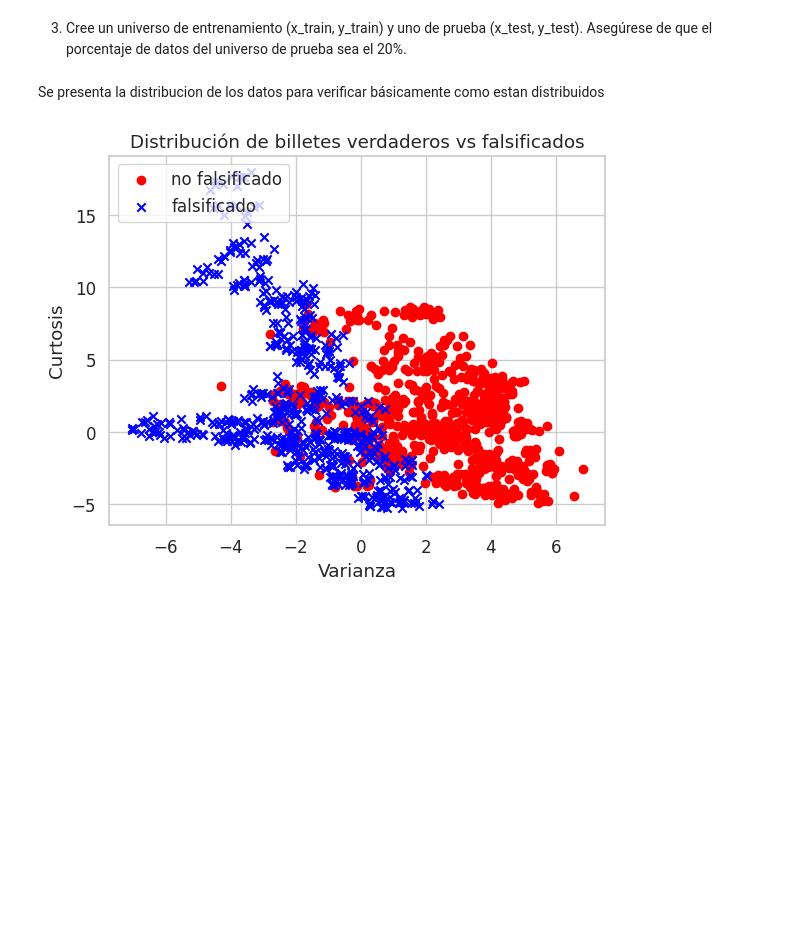
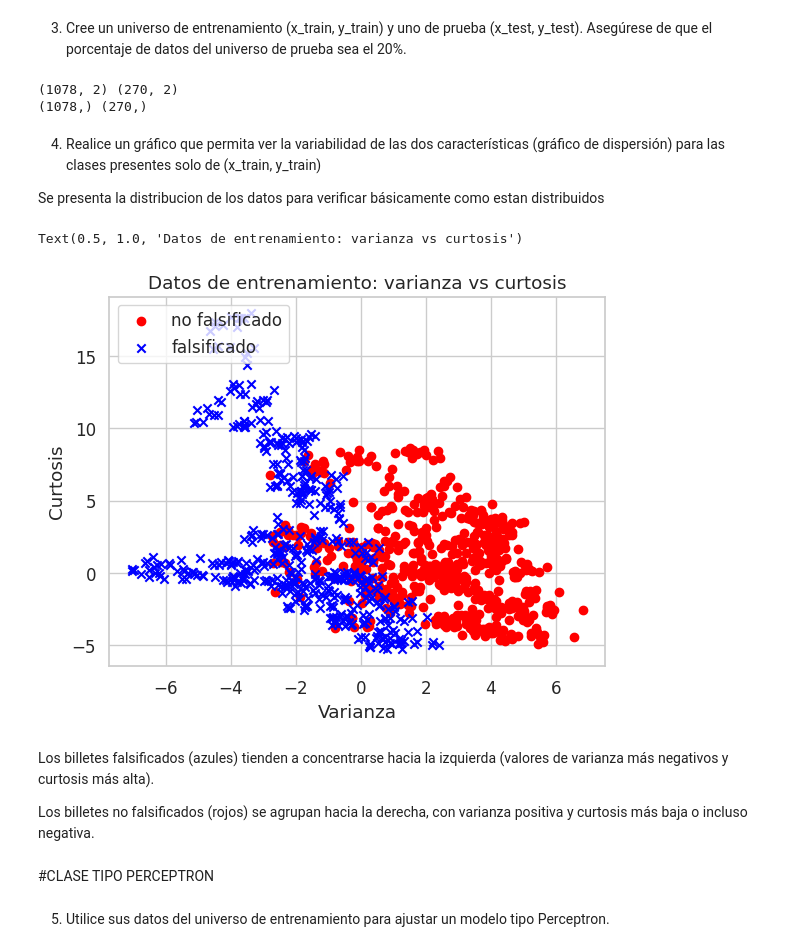
Before and after one commit to MiguelAngeloTr/Aprendizaje_Automatico, a Jupyter notebook: SEMANA_5/TAREA3/Clasificación_usando_perceptron_Adaline.ipynb, the cells around one changed output. Saved outputs shown, nothing was run; the diff lists cells and outputs as text; code cells hidden in the pictures; blank space fills up the shorter version.

```diff
--- a/SEMANA_5/TAREA3/Clasificación_usando_perceptron_Adaline.ipynb
+++ b/SEMANA_5/TAREA3/Clasificación_usando_perceptron_Adaline.ipynb
@@ -311,26 +221,42 @@ Name: class, Length: 1348, dtype: int64
 # %% [markdown]
 3. Cree un universo de entrenamiento (x_train, y_train) y uno de prueba (x_test, y_test). Asegúrese de
 que el porcentaje de datos del universo de prueba sea el 20%.
+# %%
+from sklearn.model_selection import train_test_split
+X_train, X_test, y_train, y_test = train_test_split(
+    X, y, test_size=0.2, random_state=1, stratify=y)
+# %%
+print(X_train.shape, X_test.shape)
+print(y_train.shape, y_test.shape)
+# %% [output]
+(1078, 2) (270, 2)
+(1078,) (270,)
 # %% [markdown]
+4. Realice un gráfico que permita ver la variabilidad de las dos características (gráfico de dispersión)
+para las clases presentes solo de (x_train, y_train)
+
 Se presenta la distribucion de los datos para verificar básicamente como estan distribuidos
 # %%
-import matplotlib.pyplot as plt
+X_no_falsificado = X_train[y_train == 0]
+X_falsificado = X_train[y_train == 1]
 
-# Filtrar por clase
-X_no_falsificado = X[y == 0]
-X_falsificado = X[y == 1]
-
-# Graficar los datos
 plt.scatter(X_no_falsificado.iloc[:, 0], X_no_falsificado.iloc[:, 1],
             color='red', marker='o', label='no falsificado')
 plt.scatter(X_falsificado.iloc[:, 0], X_falsificado.iloc[:, 1],
             color='blue', marker='x', label='falsificado')
 
 plt.xlabel('Varianza')
 plt.ylabel('Curtosis')
 plt.legend(loc='upper left')
-plt.title('Distribución de billetes verdaderos vs falsificados')
-
-plt.show()
+plt.title('Datos de entrenamiento: varianza vs curtosis')
 # %% [output]
+Text(0.5, 1.0, 'Datos de entrenamiento: varianza vs curtosis')
-[figure, old version]
+[figure, new version]
+# %% [markdown]
+Los billetes falsificados (azules) tienden a concentrarse hacia la izquierda (valores de varianza más negativos y curtosis más alta).
+
+Los billetes no falsificados (rojos) se agrupan hacia la derecha, con varianza positiva y curtosis más baja o incluso negativa.
+# %% [markdown]
+#CLASE TIPO PERCEPTRON
+# %% [markdown]
+5. Utilice sus datos del universo de entrenamiento para ajustar un modelo tipo Perceptron.
```
Also changed, not shown: parts of 11 cells of this notebook.
